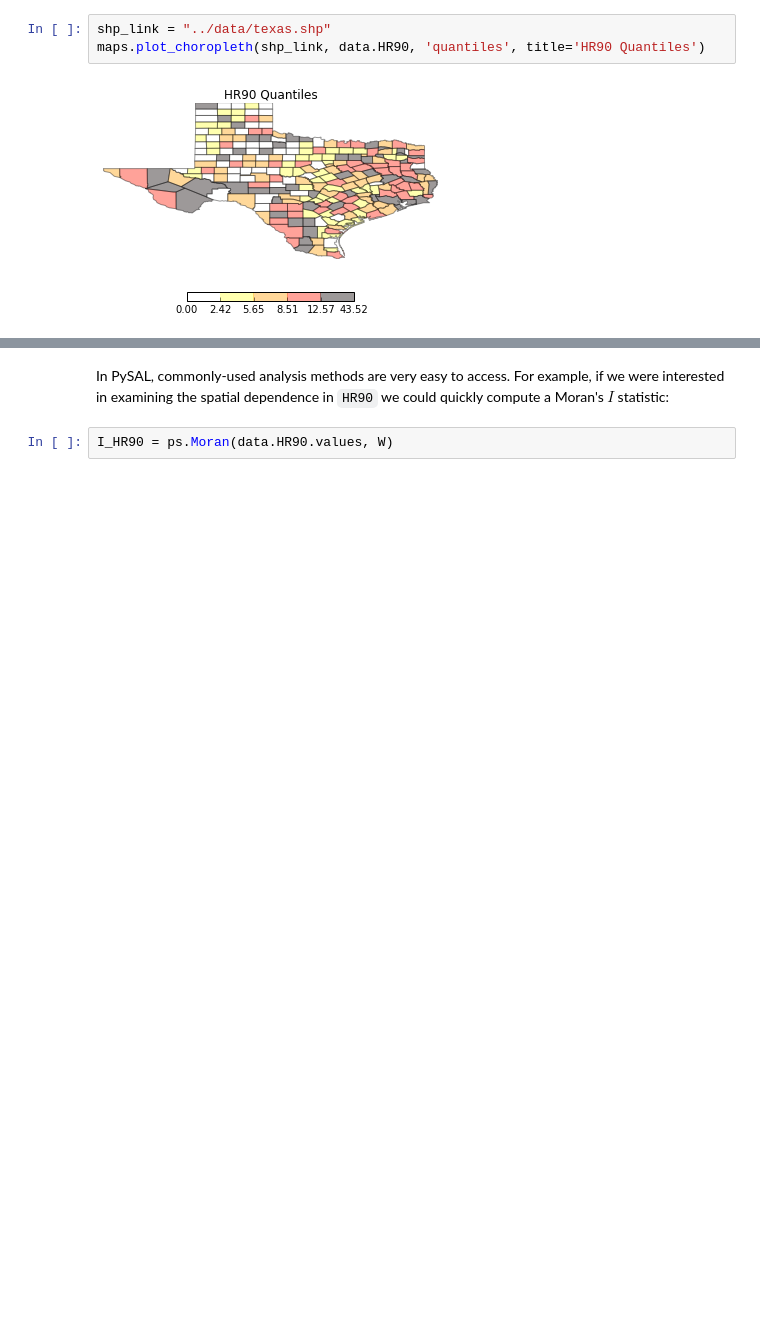
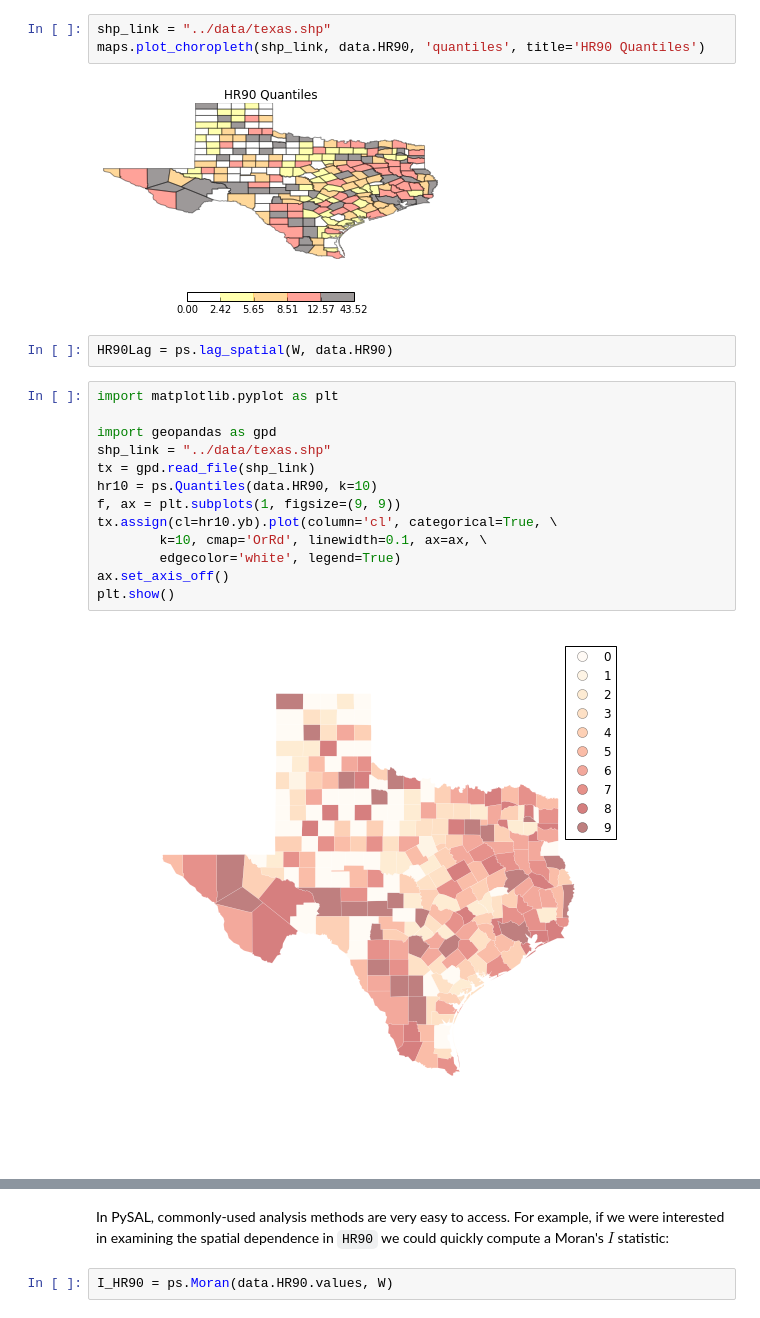
Before and after one commit to darribas/gds_scipy16, a Jupyter notebook: content/part1/04_esda.ipynb, the cells around one changed output, grey strips where cells are left out. Cells and saved outputs as stored; diff of their text form; blank space fills up the shorter version.

```diff
--- a/content/part1/04_esda.ipynb
+++ b/content/part1/04_esda.ipynb
@@ -41,3 +41,20 @@ shp_link = "../data/texas.shp"
 maps.plot_choropleth(shp_link, data.HR90, 'quantiles', title='HR90 Quantiles')
 # %% [output]
 [figure]
+# %%
+HR90Lag = ps.lag_spatial(W, data.HR90)
+# %%
+import matplotlib.pyplot as plt
+
+import geopandas as gpd
+shp_link = "../data/texas.shp"
+tx = gpd.read_file(shp_link)
+hr10 = ps.Quantiles(data.HR90, k=10)
+f, ax = plt.subplots(1, figsize=(9, 9))
+tx.assign(cl=hr10.yb).plot(column='cl', categorical=True, \
+        k=10, cmap='OrRd', linewidth=0.1, ax=ax, \
+        edgecolor='white', legend=True)
+ax.set_axis_off()
+plt.show()
+# %% [output]
+[figure, added]
```
Also changed, not shown: parts of 18 cells of this notebook, 2 other files.
